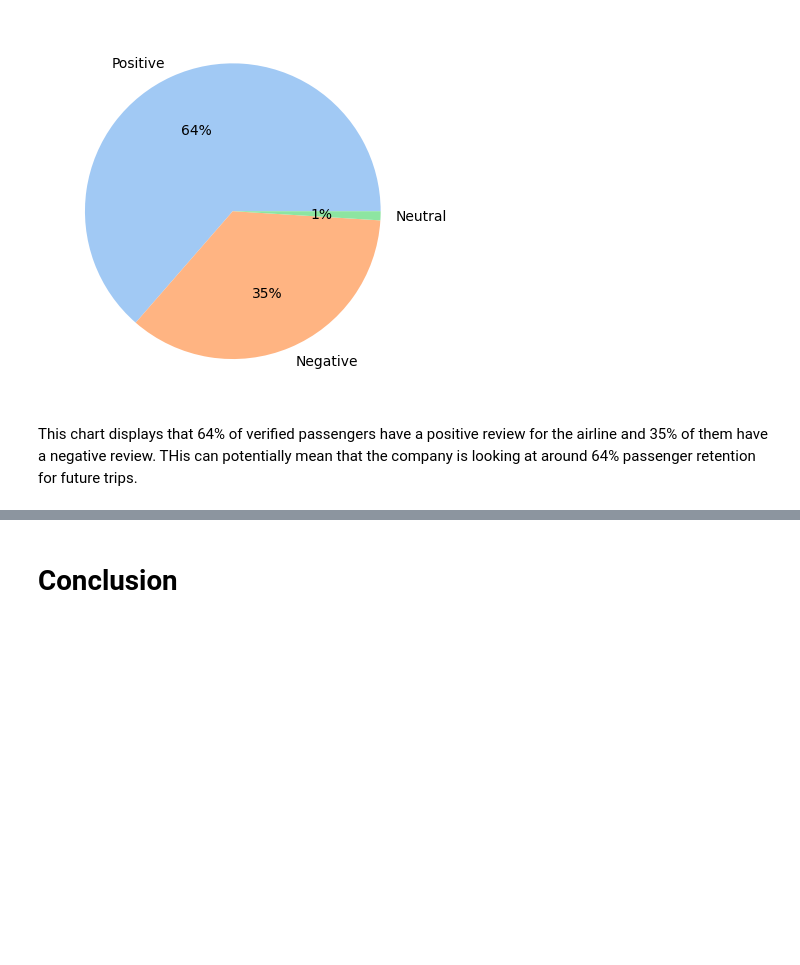
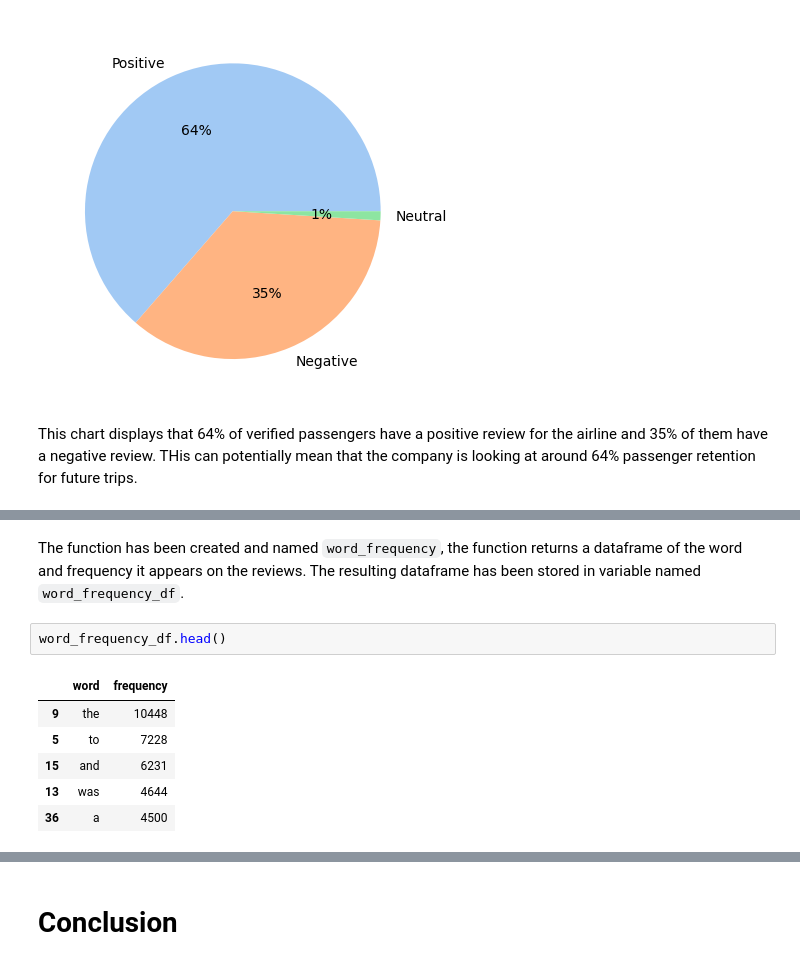
Before and after one commit to Ntsikelelo-N/Flight-reviews-analysis, a Jupyter notebook: src/BA_reviews.ipynb, the cells around one changed output, grey strips where cells are left out. Saved outputs shown, nothing was run; the diff lists cells and outputs as text; blank space fills up the shorter version.

```diff
--- a/src/BA_reviews.ipynb
+++ b/src/BA_reviews.ipynb
@@ -168,0 +183,11 @@ This chart displays that 64% of verified passengers have a positive review for t
+# %% [markdown]
+The function has been created and named `word_frequency`, the function returns a dataframe of the word and frequency it appears on the reviews. The resulting dataframe has been stored in variable named `word_frequency_df`.
+# %%
+word_frequency_df.head()
+# %% [output]
+|  | word | frequency |
+| 9 | the | 10448 |
+| 5 | to | 7228 |
+| 15 | and | 6231 |
+| 13 | was | 4644 |
+| 36 | a | 4500 |
```
Also changed, not shown: parts of 9 cells of this notebook.
